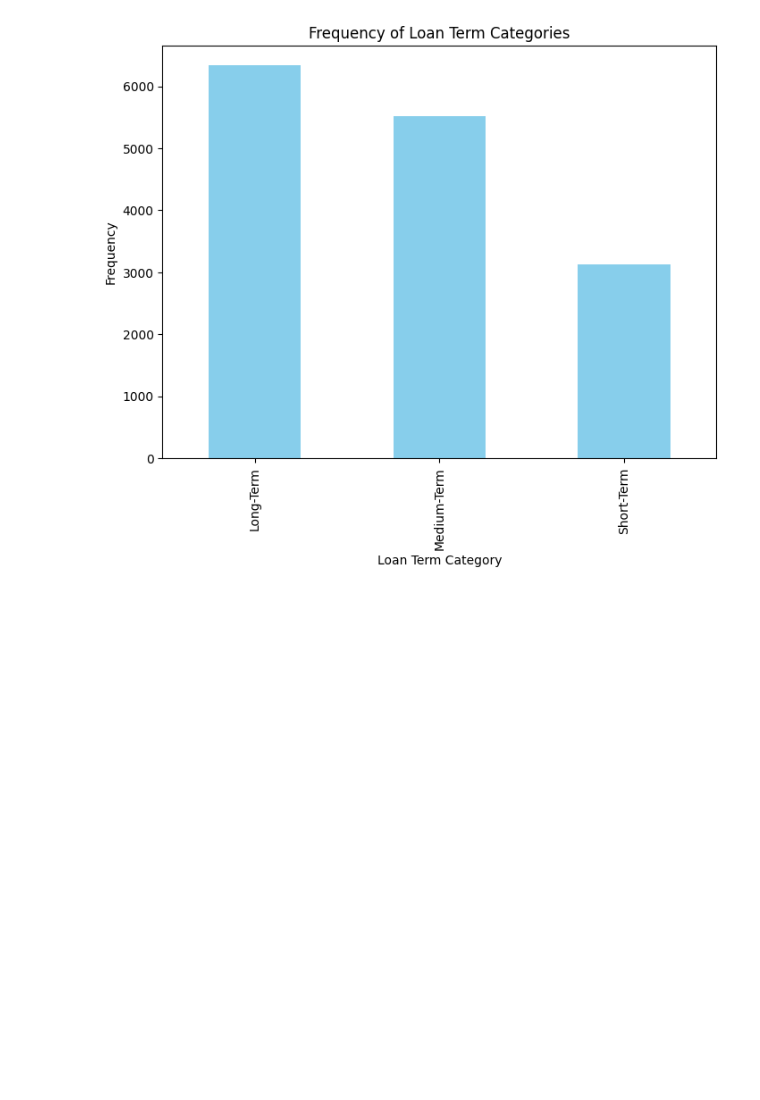
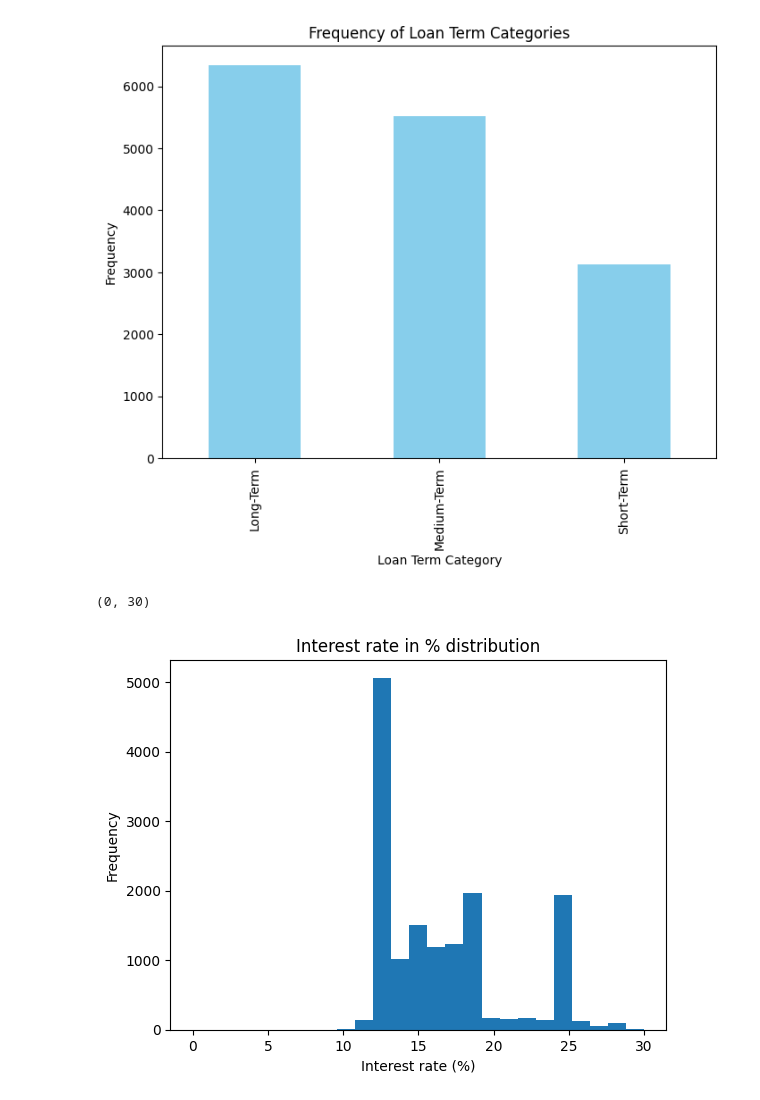
Before and after one commit to fonkurz/feda_labs, a Jupyter notebook: lab1/decision_tree.ipynb, the cells around one changed output. Saved outputs shown, nothing was run; the diff lists cells and outputs as text; code cells hidden in the pictures; blank space fills up the shorter version.

```diff
--- a/lab1/decision_tree.ipynb
+++ b/lab1/decision_tree.ipynb
@@ -314,3 +326,16 @@ plt.ylabel('Frequency')
 plt.show()
 # %% [output]
 [figure]
+# %%
+df['Interest rate_%'].min(), df['Interest rate_%'].max()
+# %% [output]
+(0, 30)
+# %%
+num_bins = len(df['Interest rate_%'].unique())
+
+df['Interest rate_%'].plot(kind='hist', bins=num_bins, title='Interest rate in % distribution')
+plt.xlabel('Interest rate (%)')
+plt.ylabel('Frequency')
+plt.show()
+# %% [output]
+[figure, added]
```
Also changed, not shown: parts of 4 cells of this notebook.
